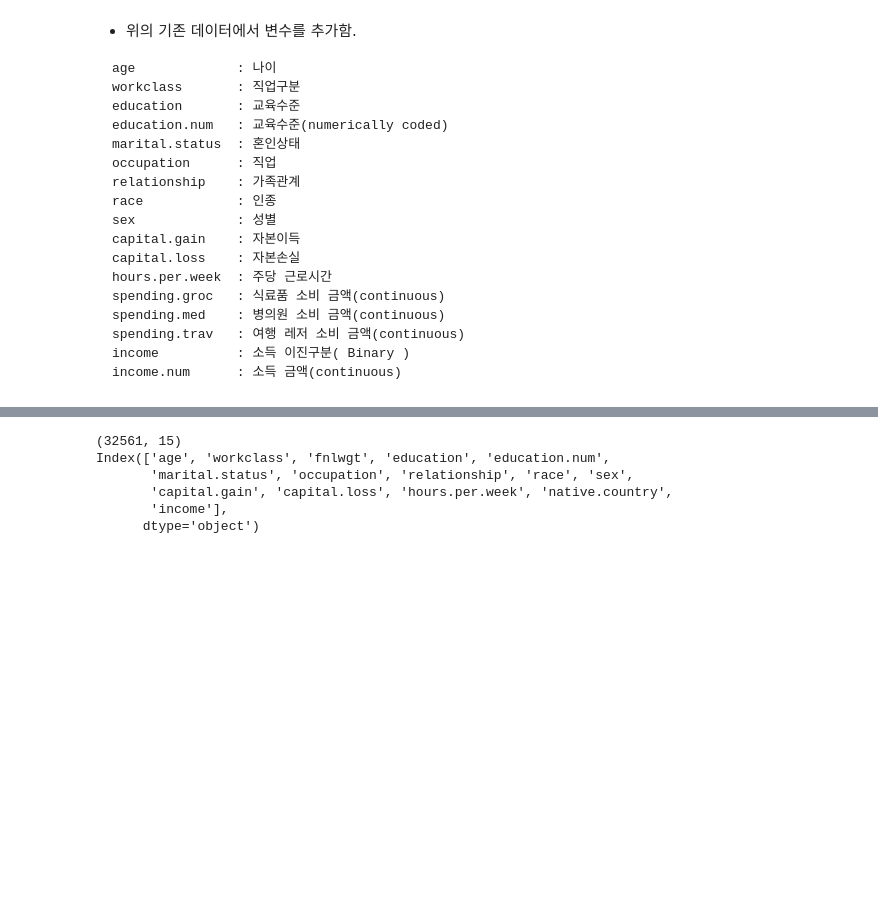
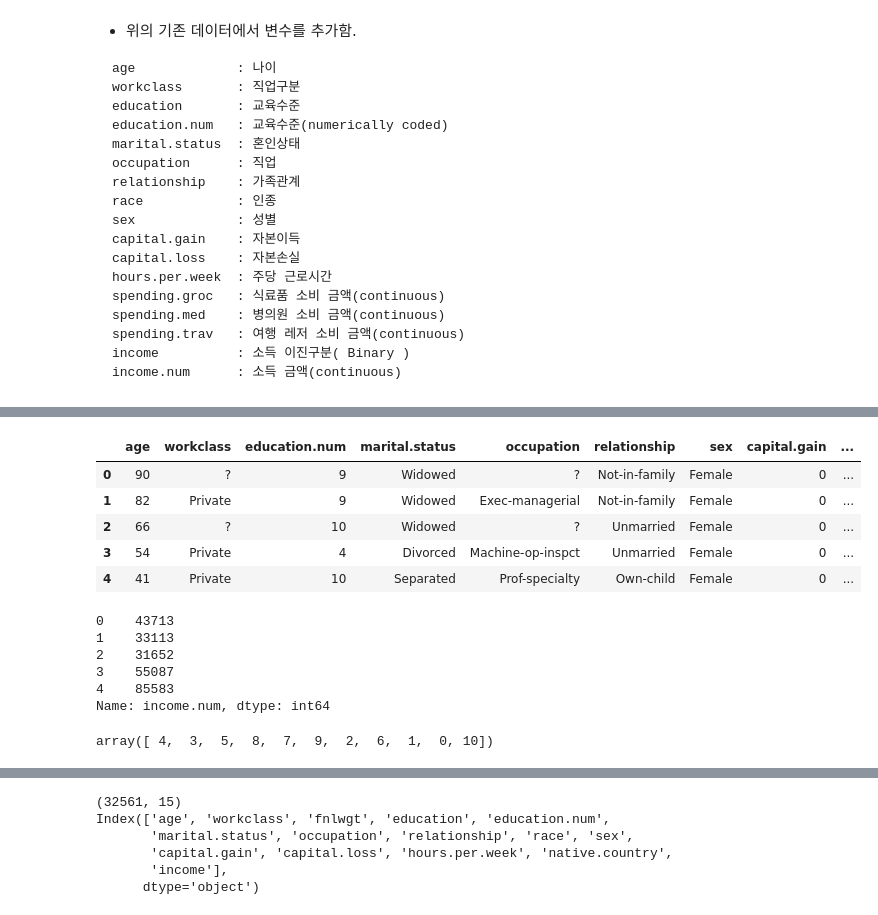
Before and after one commit to Vaycold/Python_ML, a Jupyter notebook: Financial_ML/금융데이터(multi_class).ipynb, the cells around one changed output, grey strips where cells are left out. Cells and saved outputs as stored; diff of their text form; code cells hidden in the pictures; blank space fills up the shorter version.

```diff
--- a/Financial_ML/금융데이터(multi_class).ipynb
+++ b/Financial_ML/금융데이터(multi_class).ipynb
@@ -45,0 +62,18 @@ df.head()
+# %%
+x.head()
+# %% [output]
+|  | age | workclass | education.num | marital.status | occupation | relationship | sex | capital.gain | ... |
+| 0 | 90 | ? | 9 | Widowed | ? | Not-in-family | Female | 0 | ... |
+| 1 | 82 | Private | 9 | Widowed | Exec-managerial | Not-in-family | Female | 0 | ... |
+| 2 | 66 | ? | 10 | Widowed | ? | Unmarried | Female | 0 | ... |
+| 3 | 54 | Private | 4 | Divorced | Machine-op-inspct | Unmarried | Female | 0 | ... |
+| 4 | 41 | Private | 10 | Separated | Prof-specialty | Own-child | Female | 0 | ... |
+# %%
+y.head()
+# %% [output]
+0    43713
+1    33113
+2    31652
+3    55087
+4    85583
+Name: income.num, dtype: int64
@@ -45,0 +97,4 @@ df.head()
+# %%
+y.unique()
+# %% [output]
+array([ 4,  3,  5,  8,  7,  9,  2,  6,  1,  0, 10])
```
Also changed, not shown: parts of 21 cells of this notebook.
